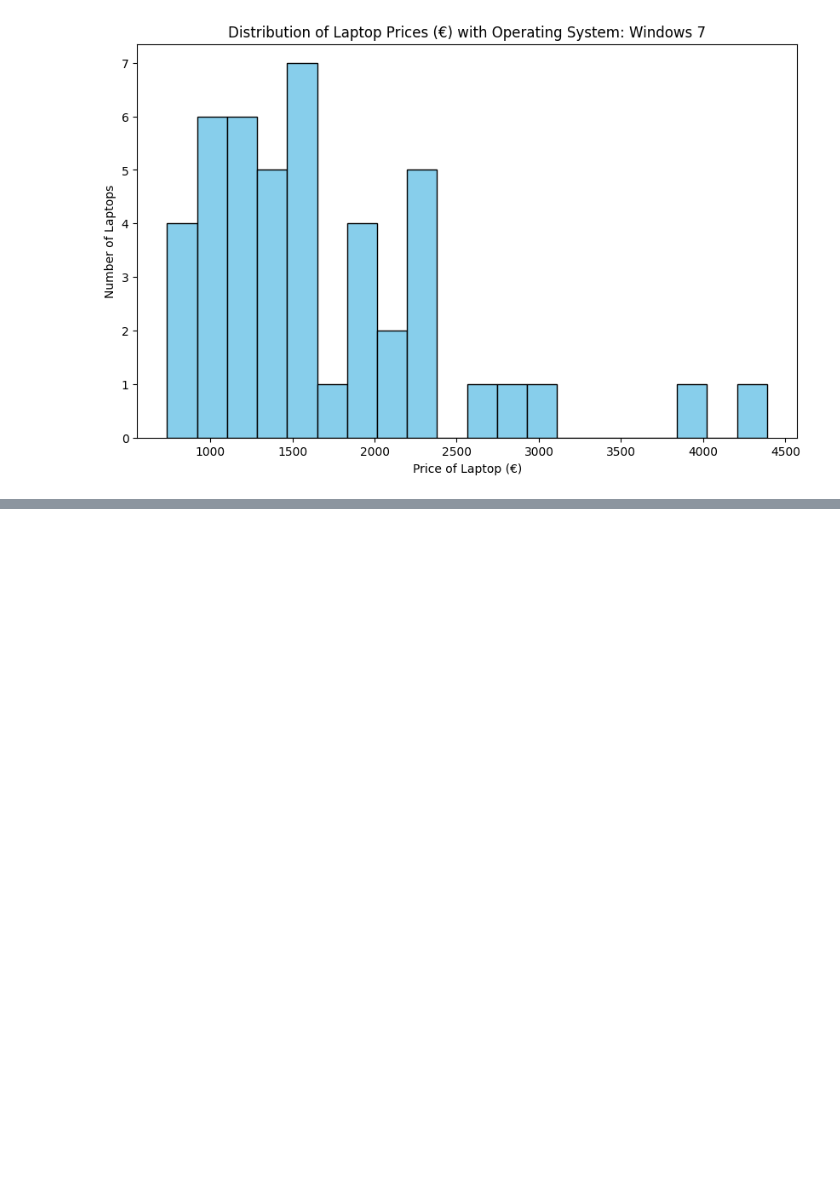
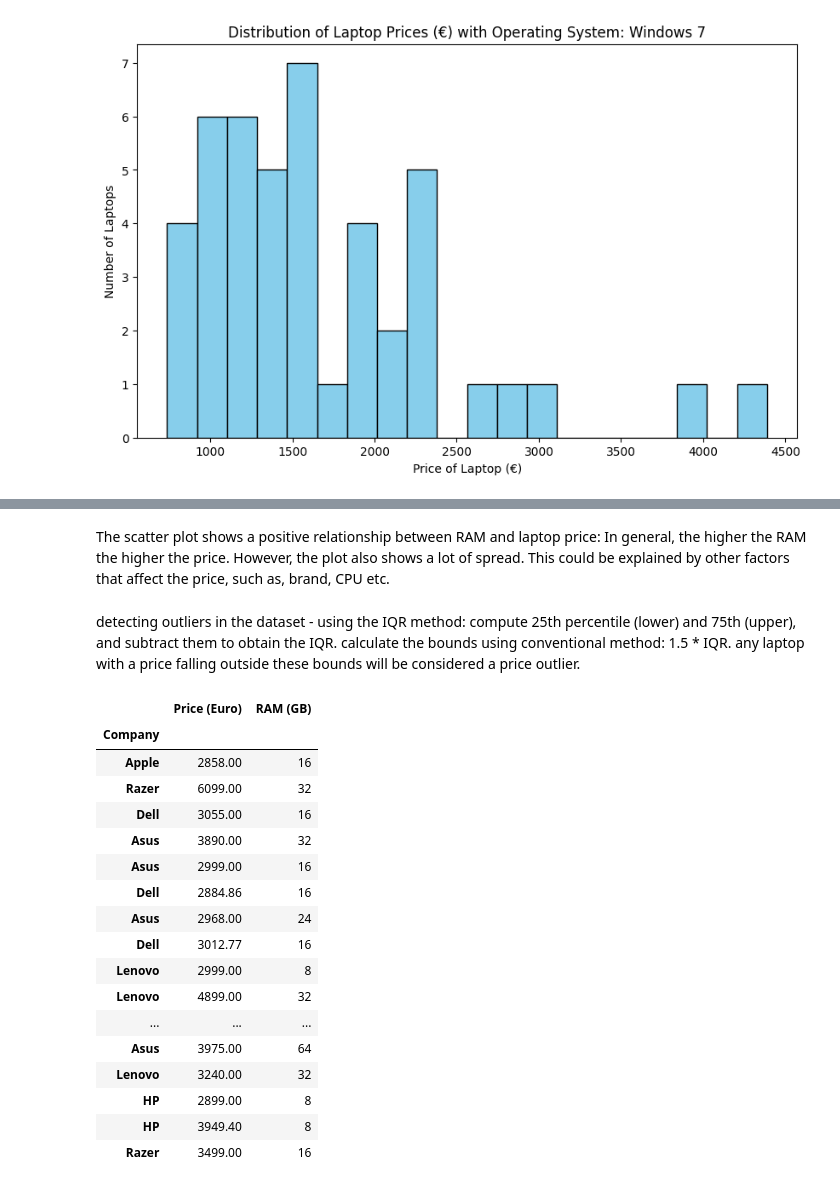
Before and after one commit to mhasid/miniproject1, a Jupyter notebook: prices.ipynb, the cells around one changed output, grey strips where cells are left out. Drawn from its saved outputs; the diff is of its cells as text; code cells hidden in the pictures; blank space fills up the shorter version.

```diff
--- a/prices.ipynb
+++ b/prices.ipynb
@@ -100,0 +114,37 @@ for os in clean_os_unique:
+# %% [markdown]
+The scatter plot shows a positive relationship between RAM and laptop price: In general, the higher the RAM the higher the price. However, the plot also shows a lot of spread. This could be explained by other factors that affect the price, such as, brand, CPU etc.
+# %% [markdown]
+detecting outliers in the dataset - using the IQR method: compute 25th percentile (lower) and 75th (upper), and subtract them to obtain the IQR. calculate the bounds using conventional method: 1.5 * IQR. any laptop with a price falling outside these bounds will be considered a price outlier.
+# %%
+lower_percentile = laptop_prices_df['Price (Euro)'].quantile(0.25)
+upper_percentile = laptop_prices_df['Price (Euro)'].quantile(0.75)
+IQR = upper_percentile - lower_percentile
+
+lower_bound = lower_percentile - 1.5 * IQR
+upper_bound = upper_percentile + 1.5 * IQR
+
+outliers = laptop_prices_df[
+    (laptop_prices_df['Price (Euro)'] < lower_bound) |
+    (laptop_prices_df['Price (Euro)'] > upper_bound)
+]
+
+outliers[['Price (Euro)', 'RAM (GB)']]
+# %% [output]
+|  | Price (Euro) | RAM (GB) |
+| Company |  |  |
+| Apple | 2858.00 | 16 |
+| Razer | 6099.00 | 32 |
+| Dell | 3055.00 | 16 |
+| Asus | 3890.00 | 32 |
+| Asus | 2999.00 | 16 |
+| Dell | 2884.86 | 16 |
+| Asus | 2968.00 | 24 |
+| Dell | 3012.77 | 16 |
+| Lenovo | 2999.00 | 8 |
+| Lenovo | 4899.00 | 32 |
+| ... | ... | ... |
+| Asus | 3975.00 | 64 |
+| Lenovo | 3240.00 | 32 |
+| HP | 2899.00 | 8 |
+| HP | 3949.40 | 8 |
+| Razer | 3499.00 | 16 |
```
Also changed, not shown: parts of 2 cells of this notebook.
